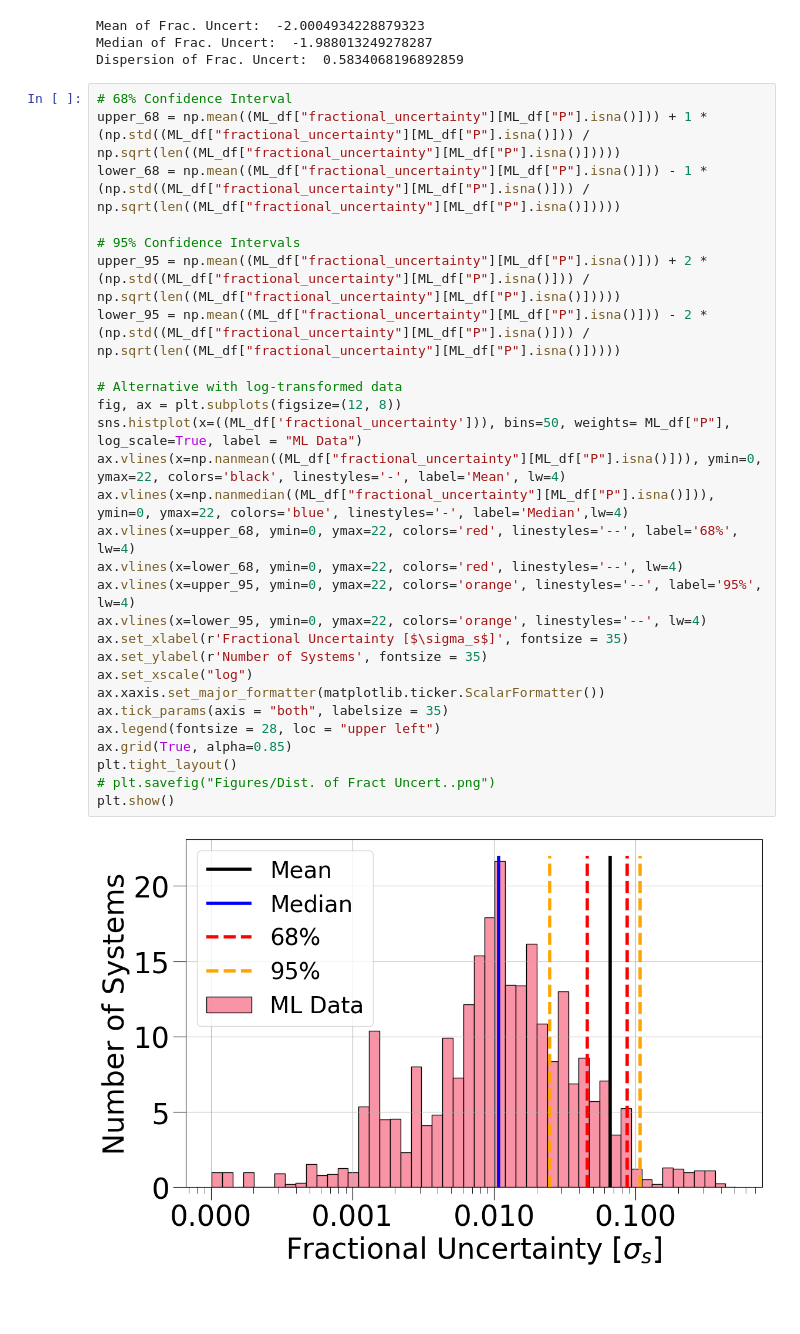
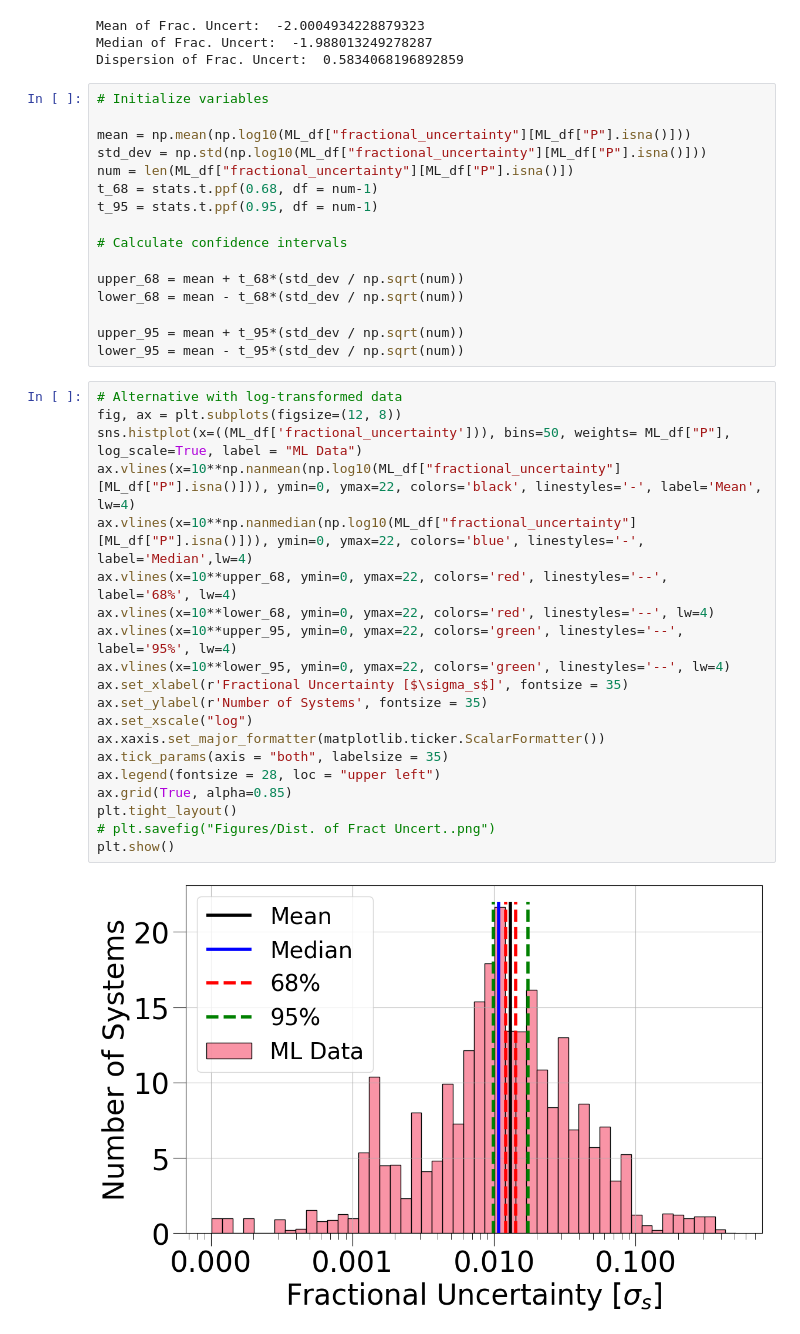
Before and after one commit to victorkarkour/Microlensing-Separation, a Jupyter notebook: Dist_s_errors.ipynb, the cells around one changed output. Saved outputs shown, nothing was run; the diff lists cells and outputs as text; blank space fills up the shorter version.

Commit message:
- Resolved issue with Figure 9's statistics and changed method of confidence intervals

```diff
--- a/Dist_s_errors.ipynb
+++ b/Dist_s_errors.ipynb
@@ -178,34 +185,42 @@ print(f"Dispersion of Frac. Uncert: ", np.std(np.log10(ML_df["fractional_uncerta
 Mean of Frac. Uncert:  -2.0004934228879323
 Median of Frac. Uncert:  -1.988013249278287
 Dispersion of Frac. Uncert:  0.5834068196892859
+# %%
+# Initialize variables
+
+mean = np.mean(np.log10(ML_df["fractional_uncertainty"][ML_df["P"].isna()]))
+std_dev = np.std(np.log10(ML_df["fractional_uncertainty"][ML_df["P"].isna()]))
+num = len(ML_df["fractional_uncertainty"][ML_df["P"].isna()])
+t_68 = stats.t.ppf(0.68, df = num-1)
+t_95 = stats.t.ppf(0.95, df = num-1)
+
+# Calculate confidence intervals
+
+upper_68 = mean + t_68*(std_dev / np.sqrt(num))
+lower_68 = mean - t_68*(std_dev / np.sqrt(num))
+
+upper_95 = mean + t_95*(std_dev / np.sqrt(num))
+lower_95 = mean - t_95*(std_dev / np.sqrt(num))
 # %%
-# 68% Confidence Interval
-upper_68 = np.mean((ML_df["fractional_uncertainty"][ML_df["P"].isna()])) + 1 * (np.std((ML_df["fractional_uncertainty"][ML_df["P"].isna()])) / np.sqrt(len((ML_df["fractional_uncertainty"][ML_df["P"].isna()]))))
-lower_68 = np.mean((ML_df["fractional_uncertainty"][ML_df["P"].isna()])) - 1 * (np.std((ML_df["fractional_uncertainty"][ML_df["P"].isna()])) / np.sqrt(len((ML_df["fractional_uncertainty"][ML_df["P"].isna()]))))
-
-# 95% Confidence Intervals
-upper_95 = np.mean((ML_df["fractional_uncertainty"][ML_df["P"].isna()])) + 2 * (np.std((ML_df["fractional_uncertainty"][ML_df["P"].isna()])) / np.sqrt(len((ML_df["fractional_uncertainty"][ML_df["P"].isna()]))))
-lower_95 = np.mean((ML_df["fractional_uncertainty"][ML_df["P"].isna()])) - 2 * (np.std((ML_df["fractional_uncertainty"][ML_df["P"].isna()])) / np.sqrt(len((ML_df["fractional_uncertainty"][ML_df["P"].isna()]))))
-
 # Alternative with log-transformed data
 fig, ax = plt.subplots(figsize=(12, 8))
 sns.histplot(x=((ML_df['fractional_uncertainty'])), bins=50, weights= ML_df["P"], log_scale=True, label = "ML Data")
-ax.vlines(x=np.nanmean((ML_df["fractional_uncertainty"][ML_df["P"].isna()])), ymin=0, ymax=22, colors='black', linestyles='-', label='Mean', lw=4)
-ax.vlines(x=np.nanmedian((ML_df["fractional_uncertainty"][ML_df["P"].isna()])), ymin=0, ymax=22, colors='blue', linestyles='-', label='Median',lw=4)
-ax.vlines(x=upper_68, ymin=0, ymax=22, colors='red', linestyles='--', label='68%', lw=4)
-ax.vlines(x=lower_68, ymin=0, ymax=22, colors='red', linestyles='--', lw=4)
-ax.vlines(x=upper_95, ymin=0, ymax=22, colors='orange', linestyles='--', label='95%', lw=4)
-ax.vlines(x=lower_95, ymin=0, ymax=22, colors='orange', linestyles='--', lw=4)
+ax.vlines(x=10**np.nanmean(np.log10(ML_df["fractional_uncertainty"][ML_df["P"].isna()])), ymin=0, ymax=22, colors='black', linestyles='-', label='Mean', lw=4)
+ax.vlines(x=10**np.nanmedian(np.log10(ML_df["fractional_uncertainty"][ML_df["P"].isna()])), ymin=0, ymax=22, colors='blue', linestyles='-', label='Median',lw=4)
+ax.vlines(x=10**upper_68, ymin=0, ymax=22, colors='red', linestyles='--', label='68%', lw=4)
+ax.vlines(x=10**lower_68, ymin=0, ymax=22, colors='red', linestyles='--', lw=4)
+ax.vlines(x=10**upper_95, ymin=0, ymax=22, colors='green', linestyles='--', label='95%', lw=4)
+ax.vlines(x=10**lower_95, ymin=0, ymax=22, colors='green', linestyles='--', lw=4)
 ax.set_xlabel(r'Fractional Uncertainty [$\sigma_s$]', fontsize = 35)
 ax.set_ylabel(r'Number of Systems', fontsize = 35)
 ax.set_xscale("log")
 ax.xaxis.set_major_formatter(matplotlib.ticker.ScalarFormatter())
 ax.tick_params(axis = "both", labelsize = 35)
 ax.legend(fontsize = 28, loc = "upper left")
 ax.grid(True, alpha=0.85)
 plt.tight_layout()
 # plt.savefig("Figures/Dist. of Fract Uncert..png")
 plt.show()
 # %% [output]
-[figure, old version]
+[figure, new version]
 # %%
```
Also changed, not shown: parts of 4 cells of this notebook, 2 other files.
